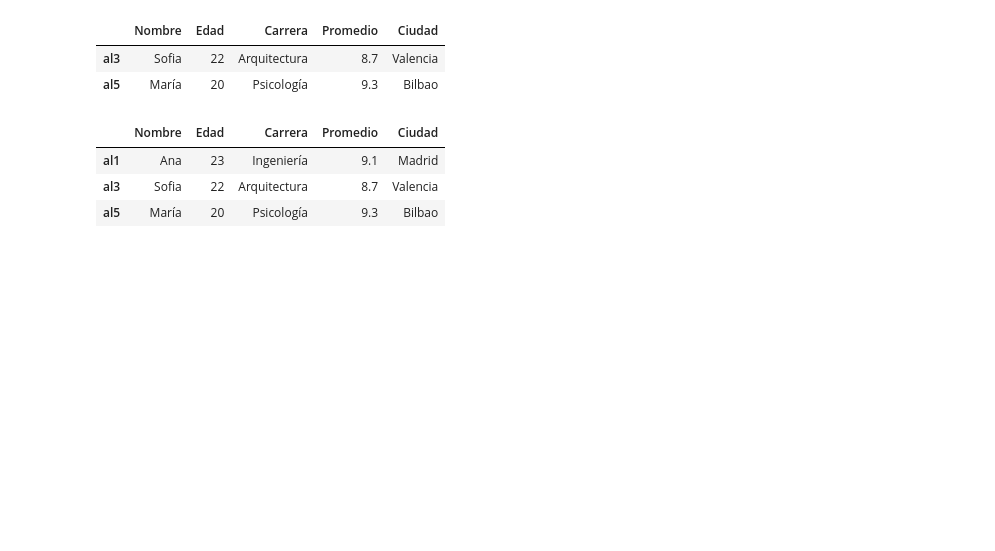
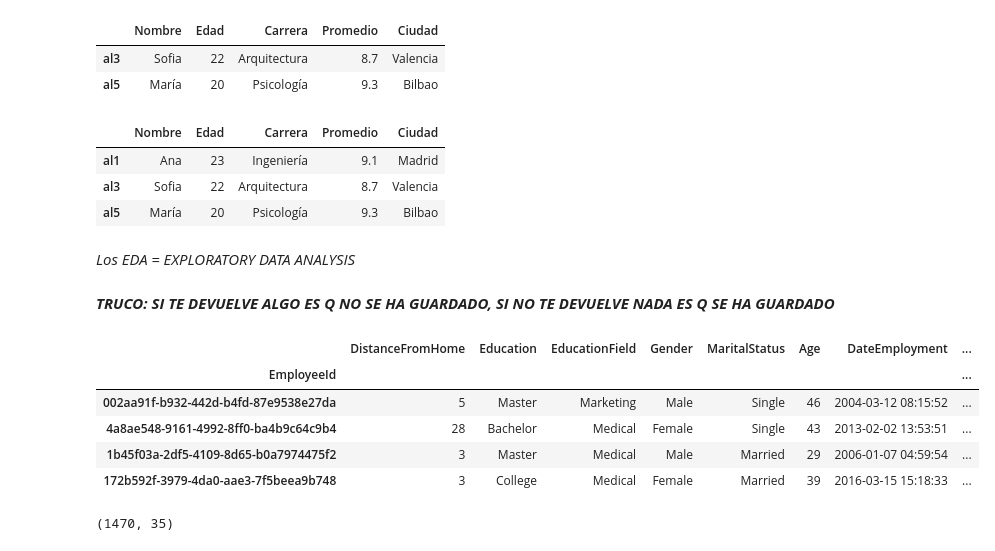
Before and after one commit to jgilsu11/Teoria, a Jupyter notebook: Modulo2/teoria/pandas propio.ipynb, the cells around one changed output. Saved outputs shown, nothing was run; the diff lists cells and outputs as text; code cells hidden in the pictures; blank space fills up the shorter version.

```diff
--- a/Modulo2/teoria/pandas propio.ipynb
+++ b/Modulo2/teoria/pandas propio.ipynb
@@ -1,5 +1,7 @@
 # %%
 import pandas as pd
+
+pd.set_option("display.max_columns", None)
 # %%
 data = {
     'Nombre': ['Ana', 'Luis', 'Sofia', 'Carlos', 'María'],
@@ -85,3 +89,26 @@ df.iloc[::2, :]   #Para que nos coja todas las columnas de Ana, María y Sofía
 | al1 | Ana | 23 | Ingeniería | 9.1 | Madrid |
 | al3 | Sofia | 22 | Arquitectura | 8.7 | Valencia |
 | al5 | María | 20 | Psicología | 9.3 | Bilbao |
+# %% [markdown]
+*Los EDA = EXPLORATORY DATA ANALYSIS*
+# %% [markdown]
+***TRUCO: SI TE DEVUELVE ALGO ES Q NO SE HA GUARDADO, SI NO TE DEVUELVE NADA ES Q SE HA GUARDADO***
+# %%
+df_ibm= pd.read_csv("datos\IBM_HR_Employee_Attrition_full.csv", index_col= 7)   #Esta es la ruta relativa porque la ruta absoluta es en la que sale UserJaime etc (Y es mala practica tilizarlo porque otros users no van a poder acceder)
+                                                                                #Index_col = 7 (El 7 es indicador de columna q quiero convertir a índice) es para poner la columna 0 (Que era un identificador de filas) y convertirlo en nuestro índice
+df_ibm.drop(columns= ["Unnamed: 0"], inplace = True)                                 #Esto es para eliminar una columna del archivo csv (No se modifica el original al no ser que lo guarde) el inplace sirve para guardar los cambios (A nivel poder usarlo sin la columna un,amed: 0)
+
+df_ibm.head(2)              #Predeterminado 5 filas si quiero 2 hay que ponerle
+df_ibm.tail(3)              #Predeterminado 5 filas si quiero 3 hay que ponerle
+df_ibm.sample(4)             #Predeterminado 1 fila si quiero 4 hay que ponerle
+# %% [output]
+|  | DistanceFromHome | Education | EducationField | Gender | MaritalStatus | Age | DateEmployment | ... |
+| EmployeeId |  |  |  |  |  |  |  | ... |
+| 002aa91f-b932-442d-b4fd-87e9538e27da | 5 | Master | Marketing | Male | Single | 46 | 2004-03-12 08:15:52 | ... |
+| 4a8ae548-9161-4992-8ff0-ba4b9c64c9b4 | 28 | Bachelor | Medical | Female | Single | 43 | 2013-02-02 13:53:51 | ... |
+| 1b45f03a-2df5-4109-8d65-b0a7974475f2 | 3 | Master | Medical | Male | Married | 29 | 2006-01-07 04:59:54 | ... |
+| 172b592f-3979-4da0-aae3-7f5beea9b748 | 3 | College | Medical | Female | Married | 39 | 2016-03-15 15:18:33 | ... |
+# %%
+df_ibm.shape    #Nos muestra el tamaño (1470 employ ID (es decir filas (aunque hay q comprobar que no haya duplicados)) y 35 columnas)
+# %% [output]
+(1470, 35)
```
Also changed, not shown: parts of 22 cells of this notebook.
